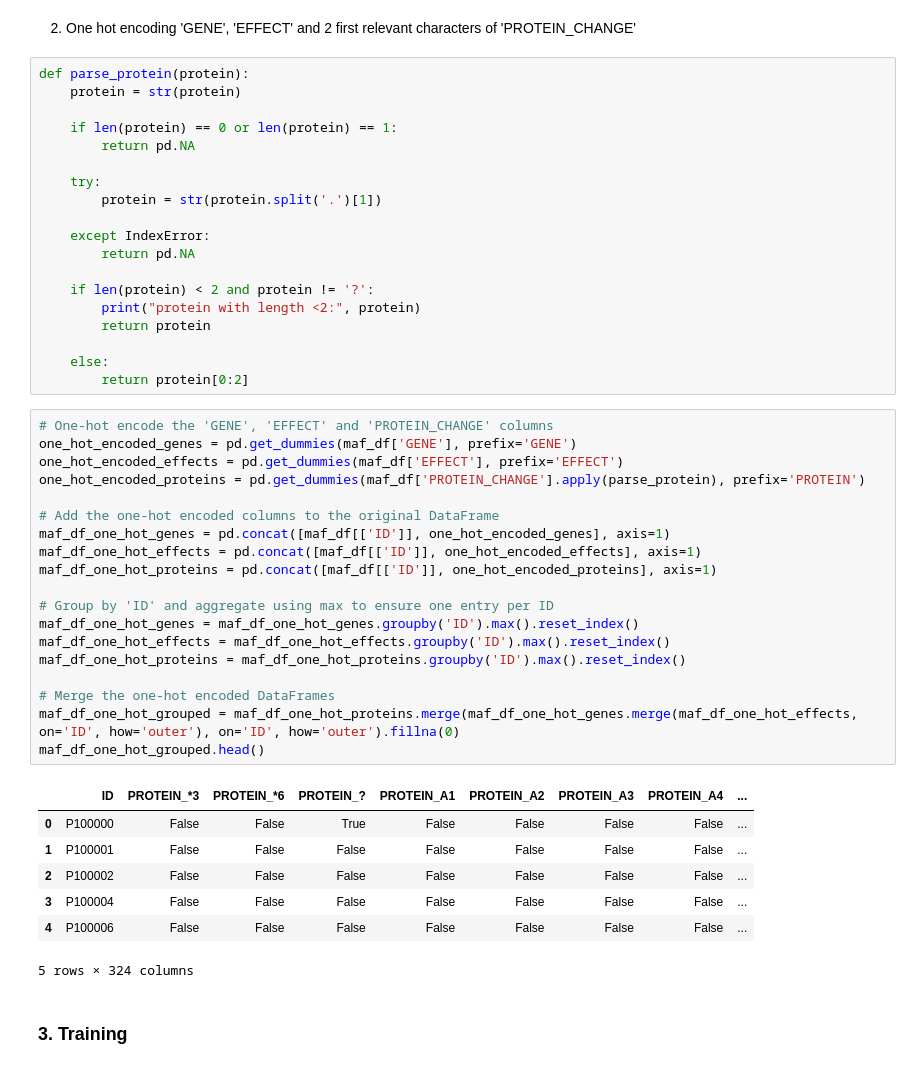
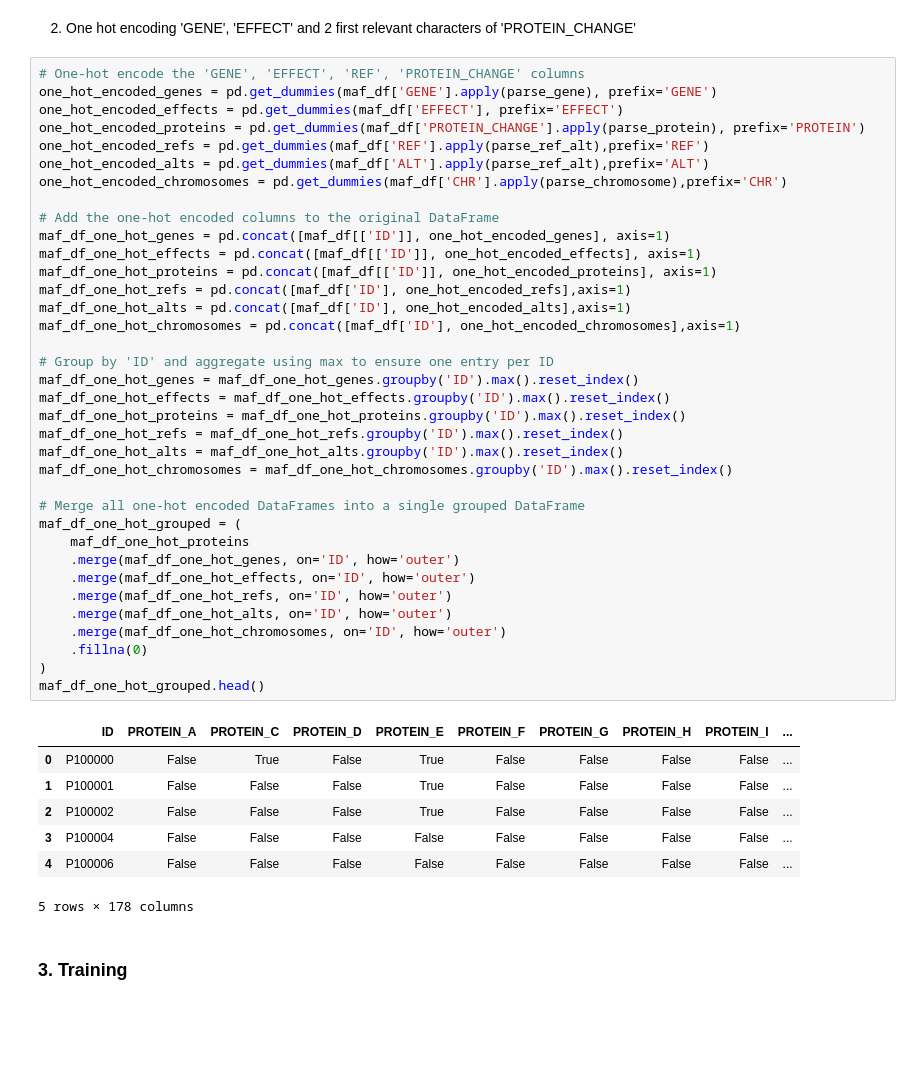
Before and after one commit to carlmonnaert/QRT-Challenge-Data-2025, a Jupyter notebook: cox_ridge.ipynb, the cells around one changed output. Cells and saved outputs as stored; diff of their text form; blank space fills up the shorter version.

Commit message:
Functions to prepare the data and parse it

```diff
--- a/cox_ridge.ipynb
+++ b/cox_ridge.ipynb
@@ -69,51 +153,49 @@ df_2 = df.merge(tmp, on='ID', how='left').fillna({'Nmut': 0})
 # %% [markdown]
 2. One hot encoding 'GENE', 'EFFECT' and 2 first relevant characters of 'PROTEIN_CHANGE'
-# %%
-def parse_protein(protein):
-    protein = str(protein)
-
-    if len(protein) == 0 or len(protein) == 1:
-        return pd.NA
-
-    try:
-        protein = str(protein.split('.')[1])
-
-    except IndexError:
-        return pd.NA
-
-    if len(protein) < 2 and protein != '?':
-        print("protein with length <2:", protein)
-        return protein
-
-    else:
-        return protein[0:2]
 # %%
-# One-hot encode the 'GENE', 'EFFECT' and 'PROTEIN_CHANGE' columns
-one_hot_encoded_genes = pd.get_dummies(maf_df['GENE'], prefix='GENE')
+# One-hot encode the 'GENE', 'EFFECT', 'REF', 'PROTEIN_CHANGE' columns
+one_hot_encoded_genes = pd.get_dummies(maf_df['GENE'].apply(parse_gene), prefix='GENE')
 one_hot_encoded_effects = pd.get_dummies(maf_df['EFFECT'], prefix='EFFECT')
 one_hot_encoded_proteins = pd.get_dummies(maf_df['PROTEIN_CHANGE'].apply(parse_protein), prefix='PROTEIN')
+one_hot_encoded_refs = pd.get_dummies(maf_df['REF'].apply(parse_ref_alt),prefix='REF')
+one_hot_encoded_alts = pd.get_dummies(maf_df['ALT'].apply(parse_ref_alt),prefix='ALT')
+one_hot_encoded_chromosomes = pd.get_dummies(maf_df['CHR'].apply(parse_chromosome),prefix='CHR')
 
 # Add the one-hot encoded columns to the original DataFrame
 maf_df_one_hot_genes = pd.concat([maf_df[['ID']], one_hot_encoded_genes], axis=1)
 maf_df_one_hot_effects = pd.concat([maf_df[['ID']], one_hot_encoded_effects], axis=1)
 maf_df_one_hot_proteins = pd.concat([maf_df[['ID']], one_hot_encoded_proteins], axis=1)
+maf_df_one_hot_refs = pd.concat([maf_df['ID'], one_hot_encoded_refs],axis=1)
+maf_df_one_hot_alts = pd.concat([maf_df['ID'], one_hot_encoded_alts],axis=1)
+maf_df_one_hot_chromosomes = pd.concat([maf_df['ID'], one_hot_encoded_chromosomes],axis=1)
 
 # Group by 'ID' and aggregate using max to ensure one entry per ID
 maf_df_one_hot_genes = maf_df_one_hot_genes.groupby('ID').max().reset_index()
 maf_df_one_hot_effects = maf_df_one_hot_effects.groupby('ID').max().reset_index()
 maf_df_one_hot_proteins = maf_df_one_hot_proteins.groupby('ID').max().reset_index()
+maf_df_one_hot_refs = maf_df_one_hot_refs.groupby('ID').max().reset_index()
+maf_df_one_hot_alts = maf_df_one_hot_alts.groupby('ID').max().reset_index()
+maf_df_one_hot_chromosomes = maf_df_one_hot_chromosomes.groupby('ID').max().reset_index()
 
-# Merge the one-hot encoded DataFrames
-maf_df_one_hot_grouped = maf_df_one_hot_proteins.merge(maf_df_one_hot_genes.merge(maf_df_one_hot_effects, on='ID', how='outer'), on='ID', how='outer').fillna(0)
+# Merge all one-hot encoded DataFrames into a single grouped DataFrame
+maf_df_one_hot_grouped = (
+    maf_df_one_hot_proteins
+    .merge(maf_df_one_hot_genes, on='ID', how='outer')
+    .merge(maf_df_one_hot_effects, on='ID', how='outer')
+    .merge(maf_df_one_hot_refs, on='ID', how='outer')
+    .merge(maf_df_one_hot_alts, on='ID', how='outer')
+    .merge(maf_df_one_hot_chromosomes, on='ID', how='outer')
+    .fillna(0)
+)
 maf_df_one_hot_grouped.head()
 # %% [output]
-|  | ID | PROTEIN_*3 | PROTEIN_*6 | PROTEIN_? | PROTEIN_A1 | PROTEIN_A2 | PROTEIN_A3 | PROTEIN_A4 | ... |
-| 0 | P100000 | False | False | True | False | False | False | False | ... |
-| 1 | P100001 | False | False | False | False | False | False | False | ... |
-| 2 | P100002 | False | False | False | False | False | False | False | ... |
-| 3 | P100004 | False | False | False | False | False | False | False | ... |
-| 4 | P100006 | False | False | False | False | False | False | False | ... |
+|  | ID | PROTEIN_A | PROTEIN_C | PROTEIN_D | PROTEIN_E | PROTEIN_F | PROTEIN_G | PROTEIN_H | PROTEIN_I | ... |
+| 0 | P100000 | False | True | False | True | False | False | False | False | ... |
+| 1 | P100001 | False | False | False | True | False | False | False | False | ... |
+| 2 | P100002 | False | False | False | True | False | False | False | False | ... |
+| 3 | P100004 | False | False | False | False | False | False | False | False | ... |
+| 4 | P100006 | False | False | False | False | False | False | False | False | ... |
-5 rows × 324 columns
+5 rows × 178 columns
 # %% [markdown]
 ### 3. Training
 # %% [markdown]
```
Also changed, not shown: parts of 14 cells of this notebook, 1 other file.
